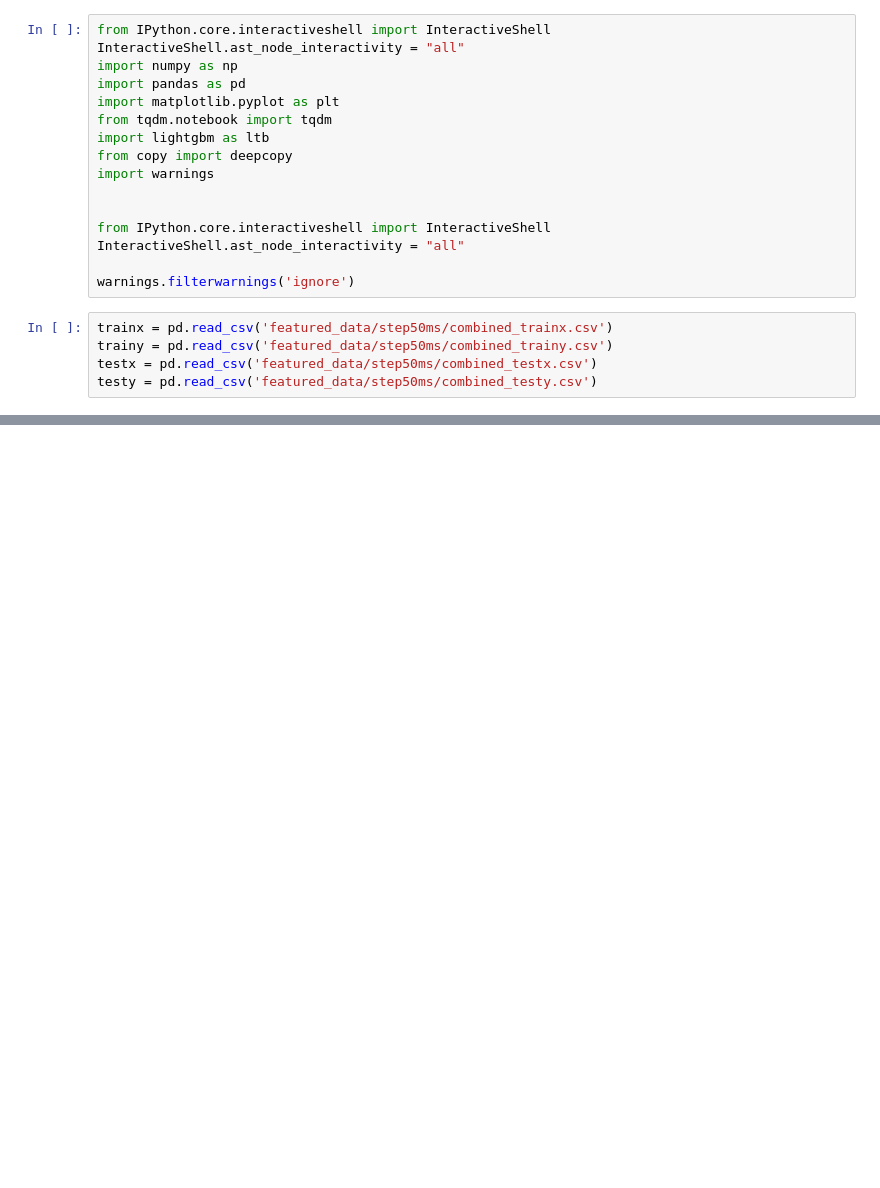
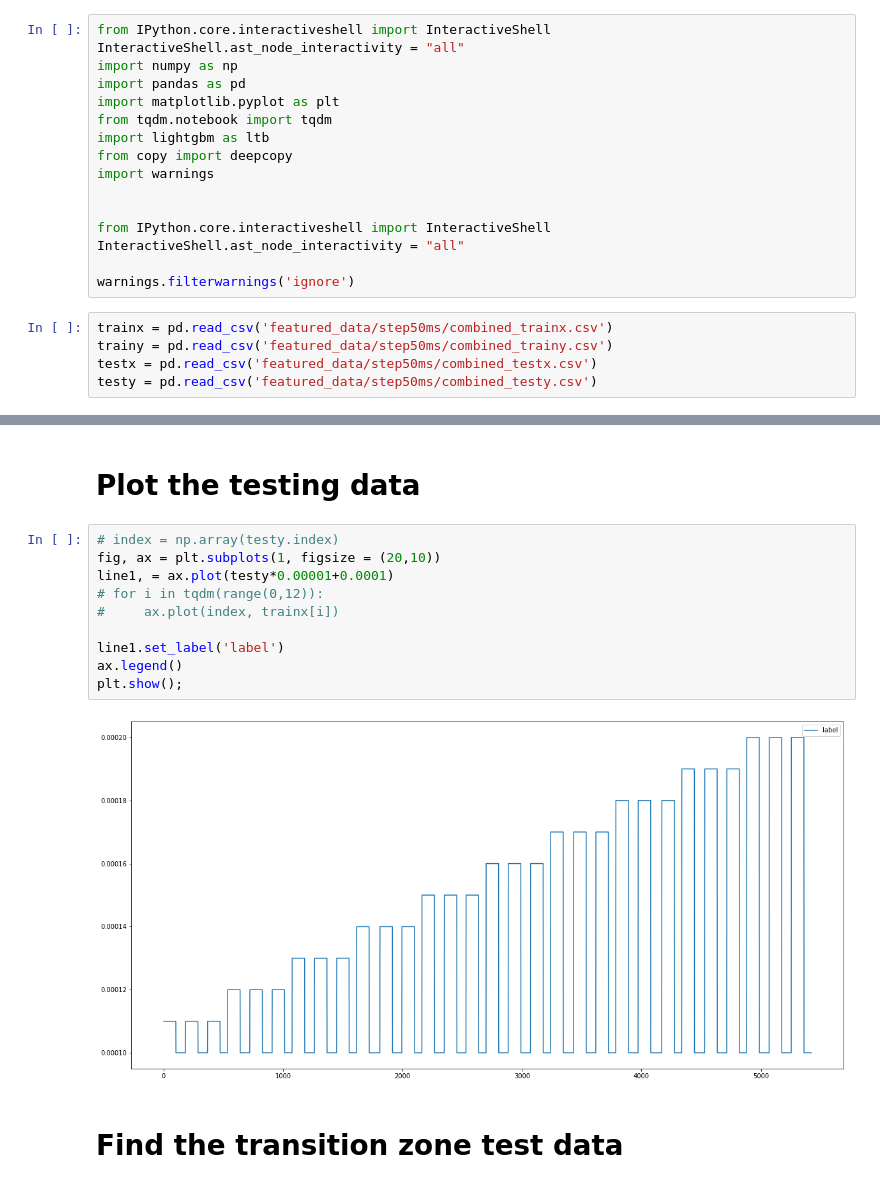
Before and after one commit to MountStonne/GazeSemgIntegration, a Jupyter notebook: more_features/transition_analysis.ipynb, the cells around one changed output, grey strips where cells are left out. Drawn from its saved outputs; the diff is of its cells as text; blank space fills up the shorter version.

```diff
--- a/more_features/transition_analysis.ipynb
+++ b/more_features/transition_analysis.ipynb
@@ -46,0 +45,16 @@ trainx
+# %% [markdown]
+# Plot the testing data
+# %%
+# index = np.array(testy.index)
+fig, ax = plt.subplots(1, figsize = (20,10))
+line1, = ax.plot(testy*0.00001+0.0001)
+# for i in tqdm(range(0,12)):
+#     ax.plot(index, trainx[i])
+
+line1.set_label('label')
+ax.legend()
+plt.show();
+# %% [output]
+[figure, added]
+# %% [markdown]
+# Find the transition zone test data
```
Also changed, not shown: parts of 8 cells of this notebook.
